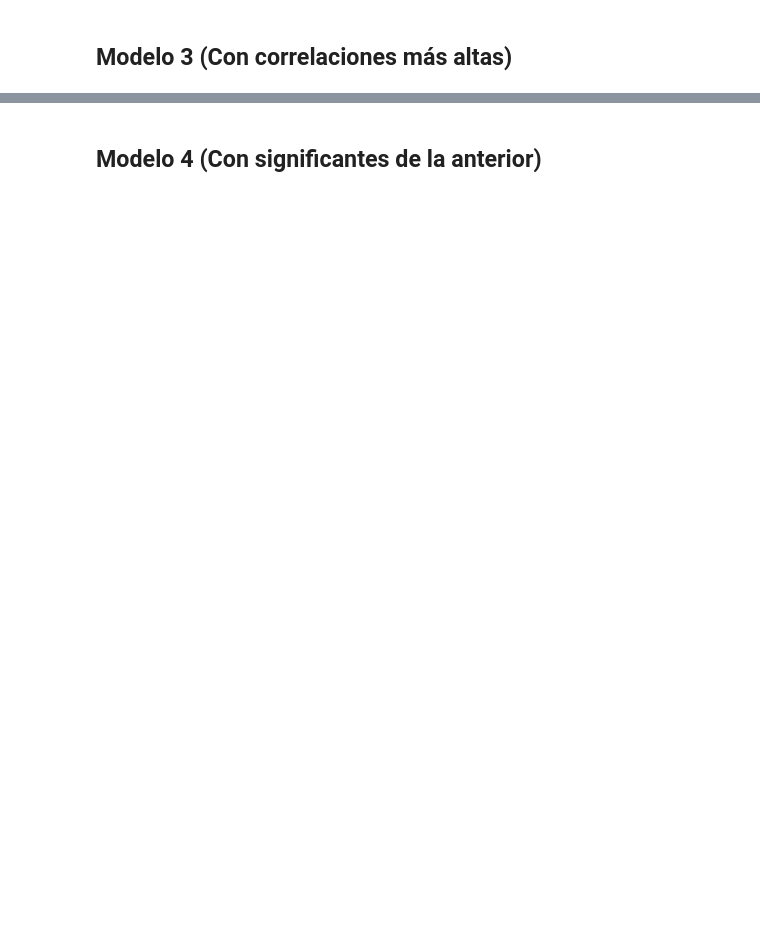
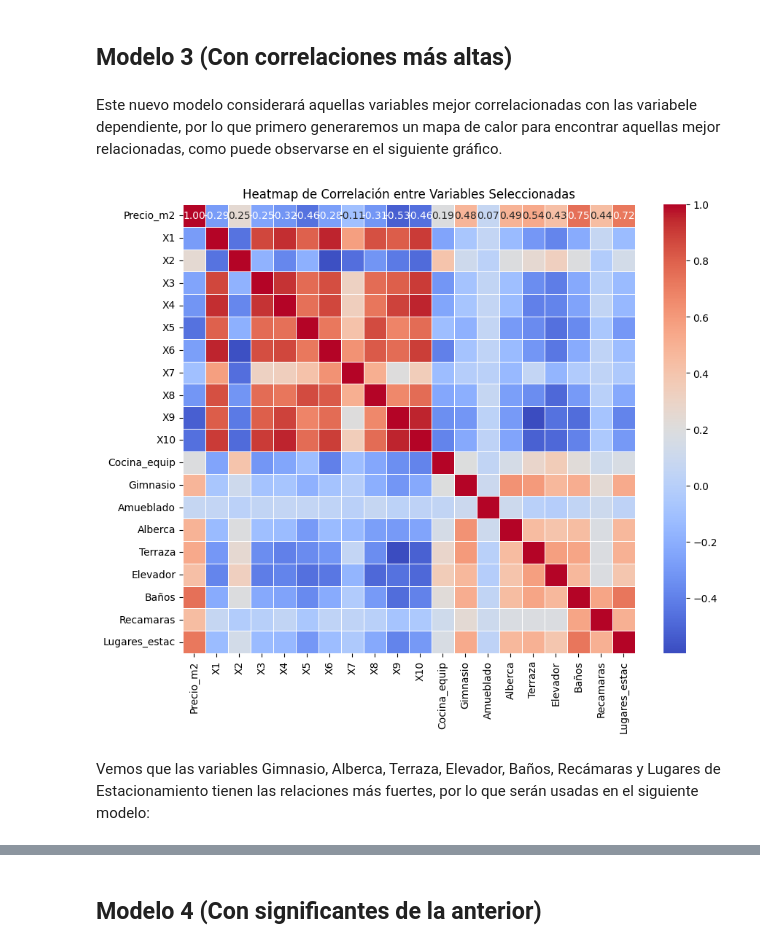
Before and after one commit to MarianaMr06/Evidencia2_Mineria_de_datos, a Jupyter notebook: Evidencia2.RegresionMultiple.ipynb, the cells around one changed output, grey strips where cells are left out. Cells and saved outputs as stored; diff of their text form; code cells hidden in the pictures; blank space fills up the shorter version.

```diff
--- a/Evidencia2.RegresionMultiple.ipynb
+++ b/Evidencia2.RegresionMultiple.ipynb
@@ -121,3 +208,21 @@ strong multicollinearity or other numerical problems.
 # %% [markdown]
 ## Modelo 3 (Con correlaciones más altas)
+# %% [markdown]
+Este nuevo modelo considerará aquellas variables mejor correlacionadas con las variabele dependiente, por lo que primero generaremos un mapa de calor para encontrar aquellas mejor relacionadas, como puede observarse en el siguiente gráfico.
+# %%
+#Modelo 3 (Con correlaciones más altas)
+data_selected = inmu[["Precio_m2", "X1", "X2", "X3", "X4", "X5", "X6", "X7", "X8", "X9", "X10", "Cocina_equip", "Gimnasio", "Amueblado", "Alberca", "Terraza", "Elevador", "Baños", "Recamaras", "Lugares_estac"]]
+#
+# Calcula la matriz de correlación
+correlation_matrix = data_selected.corr()
+#
+# Crea el heatmap con seaborn
+plt.figure(figsize=(10, 8))
+sns.heatmap(correlation_matrix, annot=True, cmap="coolwarm", fmt=".2f", linewidths=.5)
+plt.title("Heatmap de Correlación entre Variables Seleccionadas")
+plt.show()
+# %% [output]
+[figure, added]
+# %% [markdown]
+Vemos que las variables Gimnasio, Alberca, Terraza, Elevador, Baños, Recámaras y Lugares de Estacionamiento tienen las relaciones más fuertes, por lo que serán usadas en el siguiente modelo:
 # %%
```
Also changed, not shown: parts of 31 cells of this notebook, 5 other files.
